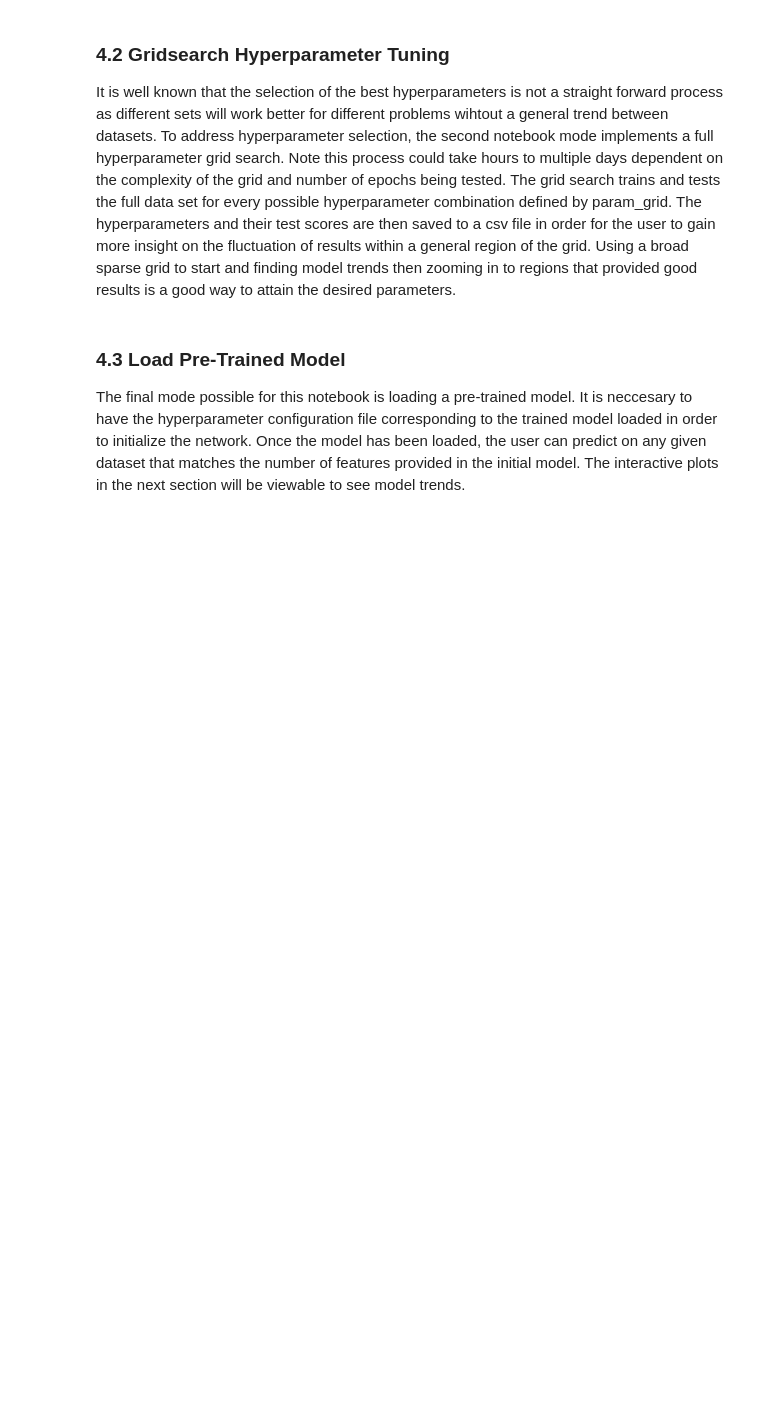
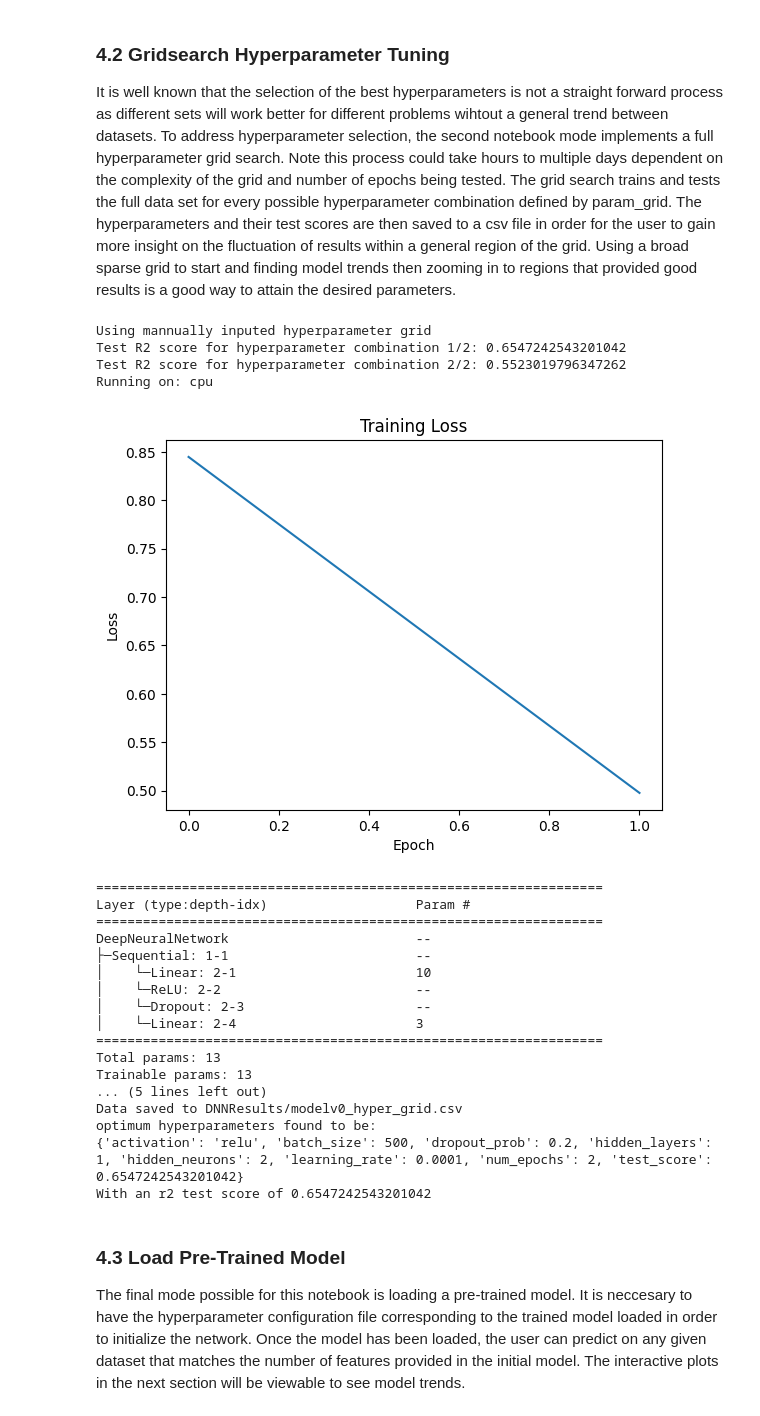
Before and after one commit to Kaylaerler/Structural-Insights-with-ML, a Jupyter notebook: Case 2. DNN.ipynb, the cells around one changed output. Cells and saved outputs as stored; diff of their text form; code cells hidden in the pictures; blank space fills up the shorter version.

```diff
--- a/Case 2. DNN.ipynb
+++ b/Case 2. DNN.ipynb
@@ -66,11 +66,11 @@ This notebook is intended for users with some level of experience with python co
 # 1 for training with inputted hyperparameters
 # 2 for training with grid search selected hyperparameters
 # 3 for loading pre-trained model and exploring post-processing features alone
-notebook_mode = 1
+notebook_mode = 2
 
 # Modify the following variables to change the primary functions of the notebook
-model_version = 2            # use to load a specific model version for mode 3 or to train a new model version for mode 1 or 2
-load_hypers_from_file = True # set to true to use the hyper_path or hyper_grid_path for modes 1 or 2, respectively
+model_version = 0            # use to load a specific model version for mode 3 or to train a new model version for mode 1 or 2
+load_hypers_from_file = False # set to true to use the hyper_path or hyper_grid_path for modes 1 or 2, respectively
 save_results = True          # set to False if in read only mode on DesignSafe
 
 # below parameters are default and should not need to be altered
@@ -167,22 +146,46 @@ Finished Training
 ### 4.2 Gridsearch Hyperparameter Tuning <a class="anchor" id="fourth2-bullet">
 It is well known that the selection of the best hyperparameters is not a straight forward process as different sets will work better for different problems wihtout a general trend between datasets. To address hyperparameter selection, the second notebook mode implements a full hyperparameter grid search. Note this process could take hours to multiple days dependent on the complexity of the grid and number of epochs being tested. The grid search trains and tests the full data set for every possible hyperparameter combination defined by param_grid. The hyperparameters and their test scores are then saved to a csv file in order for the user to gain more insight on the fluctuation of results within a general region of the grid. Using a broad sparse grid to start and finding model trends then zooming in to regions that provided good results is a good way to attain the desired parameters.
 # %%
+importlib.reload(DNN_functions)
 if notebook_mode == 2:
     if load_hypers_from_file:
         print('Loading hyperparameters from file: ' + path_names['hyper_grid'])
         param_grid = yaml.load(open(path_names['hyper_grid'], 'r'), Loader=yaml.SafeLoader)
     else:
         print('Using mannually inputed hyperparameter grid')
         param_grid = {
             'hidden_neurons': [2],
             'hidden_layers': [1],
             'activation': ['relu','leaky_relu'],
             'learning_rate': [0.0001],
             'batch_size': [500],
             'num_epochs': [2],
             'dropout_prob': [0.2]
         }
-    DNN_functions.grid_search(param_grid, signals_library, path_names)
+    model = DNN_functions.grid_search(param_grid, signals_library, path_names)
+# %% [output]
+Using mannually inputed hyperparameter grid
+Test R2 score for hyperparameter combination 1/2: 0.6547242543201042
+Test R2 score for hyperparameter combination 2/2: 0.5523019796347262
+Running on: cpu
+[figure, added]
+=================================================================
+Layer (type:depth-idx)                   Param #
+=================================================================
+DeepNeuralNetwork                        --
+├─Sequential: 1-1                        --
+│    └─Linear: 2-1                       10
+│    └─ReLU: 2-2                         --
+│    └─Dropout: 2-3                      --
+│    └─Linear: 2-4                       3
+=================================================================
+Total params: 13
+Trainable params: 13
+... (5 lines left out)
+Data saved to DNNResults/modelv0_hyper_grid.csv
+optimum hyperparameters found to be:
+{'activation': 'relu', 'batch_size': 500, 'dropout_prob': 0.2, 'hidden_layers': 1, 'hidden_neurons': 2, 'learning_rate': 0.0001, 'num_epochs': 2, 'test_score': 0.6547242543201042}
+With an r2 test score of 0.6547242543201042
 # %% [markdown]
 ### 4.3 Load Pre-Trained Model <a class="anchor" id="fourth3-bullet">
 The final mode possible for this notebook is loading a pre-trained model. It is neccesary to have the hyperparameter configuration file corresponding to the trained model loaded in order to initialize the network. Once the model has been loaded, the user can predict on any given dataset that matches the number of features provided in the initial model. The interactive plots in the next section will be viewable to see model trends.
```
Also changed, not shown: parts of 3 cells of this notebook, 6 other files.
